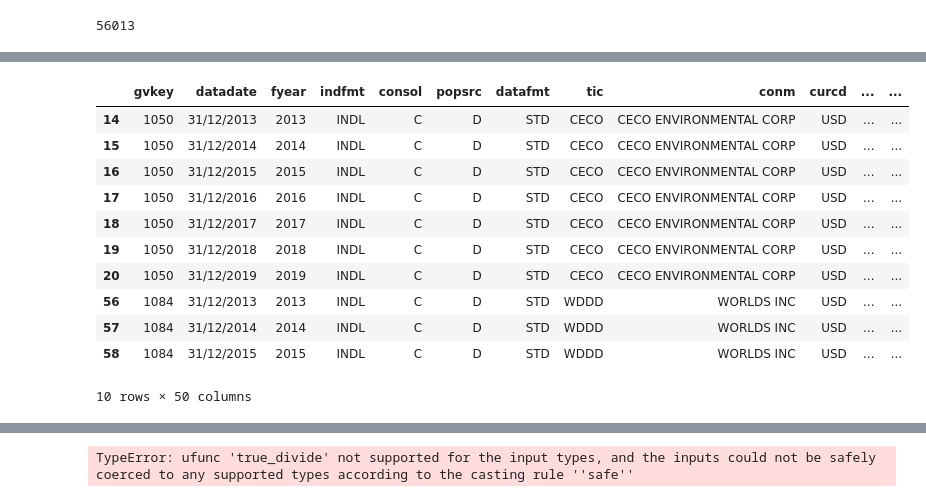
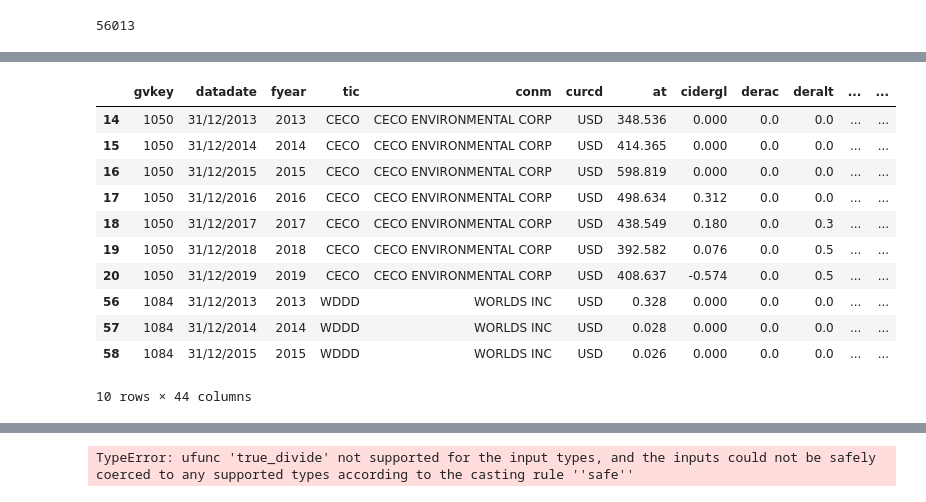
Before and after one commit to Betty099/thesis_data, a Jupyter notebook: thesis.ipynb, the cells around one changed output, grey strips where cells are left out. Saved outputs shown, nothing was run; the diff lists cells and outputs as text; code cells hidden in the pictures.

```diff
--- a/thesis.ipynb
+++ b/thesis.ipynb
@@ -49,6 +50,7 @@ df = df[(df['tic'].str.match('[A-z]{4,5}'))]
 df.drop(df[(df['sic'] >= 4900) & (df['sic'] <= 4999)].index, inplace=True)
 df.drop(df[(df['sic'] >= 6000) & (df['sic'] <= 6999)].index, inplace=True)
 #df['id'].count()
+df.drop(df.columns[[3,4,5,6,10,32]], axis=1, inplace=True)
 
 df.shape[0]
 # %% [output]
@@ -68,4 +70,17 @@ Name: tic, Length: 19802, dtype: Int64
 19802
+# %%
+df['xrd'].fillna(0,inplace=True)
+df['at'].fillna(0,inplace=True)
+df['wcap'].fillna(0,inplace=True)
+df['ebit'].fillna(0,inplace=True)
+df['re'].fillna(0,inplace=True)
+df['sale'].fillna(0,inplace=True)
+df['derac'].fillna(0,inplace=True)
+df['deralt'].fillna(0,inplace=True)
+df['derlc'].fillna(0,inplace=True)
+df['derllt'].fillna(0,inplace=True)
+df['cidergl'].fillna(0,inplace=True)
+df['lt'].fillna(0,inplace=True)
 # %%
 df['rd intensity'] = df['xrd'] / df['at']
 #create new variable - R&D intensity = R&D expenditure / TA
@@ -119,32 +135,38 @@ df.head(10)
 # %%
 # CONTROL VARIABLES
 df['size'] = np.log(df['at'])
 # SIZE = natural log of bv assets
 df['fp'] = df['ebitda'] / df['at']
 # FP = EBITDA / TA
 df['ast'] = df['ppent'] / df['at']
 #AST = PP&E / TA
 df['mb'] = df['mkvalt']/ (df['at'] - df['lt'])
 # M/B = market value of equity+ book value of debt / TA   CHECK
 df['leve'] = df['lt']
 # Leve
 df['sector'] = df['sic']
 # SECTOR = fixed effect
 df['time'] = df['fyear']
 # TIME
 df['defr'] = df['financial distress prob']
 # Def R = altman zcosre
+df['size'].fillna(0,inplace=True)
+df['fp'].fillna(0,inplace=True)
+df['ast'].fillna(0,inplace=True)
+df['mb'].fillna(0,inplace=True)
+df['leve'].fillna(0,inplace=True)
+df['defr'].fillna(0,inplace=True)
 df.head(10)
 # %% [output]
-|  | gvkey | datadate | fyear | indfmt | consol | popsrc | datafmt | tic | conm | curcd | ... | ... |
-| 14 | 1050 | 31/12/2013 | 2013 | INDL | C | D | STD | CECO | CECO ENVIRONMENTAL CORP | USD | ... | ... |
-| 15 | 1050 | 31/12/2014 | 2014 | INDL | C | D | STD | CECO | CECO ENVIRONMENTAL CORP | USD | ... | ... |
-| 16 | 1050 | 31/12/2015 | 2015 | INDL | C | D | STD | CECO | CECO ENVIRONMENTAL CORP | USD | ... | ... |
-| 17 | 1050 | 31/12/2016 | 2016 | INDL | C | D | STD | CECO | CECO ENVIRONMENTAL CORP | USD | ... | ... |
-| 18 | 1050 | 31/12/2017 | 2017 | INDL | C | D | STD | CECO | CECO ENVIRONMENTAL CORP | USD | ... | ... |
-| 19 | 1050 | 31/12/2018 | 2018 | INDL | C | D | STD | CECO | CECO ENVIRONMENTAL CORP | USD | ... | ... |
-| 20 | 1050 | 31/12/2019 | 2019 | INDL | C | D | STD | CECO | CECO ENVIRONMENTAL CORP | USD | ... | ... |
-| 56 | 1084 | 31/12/2013 | 2013 | INDL | C | D | STD | WDDD | WORLDS INC | USD | ... | ... |
-| 57 | 1084 | 31/12/2014 | 2014 | INDL | C | D | STD | WDDD | WORLDS INC | USD | ... | ... |
-| 58 | 1084 | 31/12/2015 | 2015 | INDL | C | D | STD | WDDD | WORLDS INC | USD | ... | ... |
+|  | gvkey | datadate | fyear | tic | conm | curcd | at | cidergl | derac | deralt | ... | ... |
+| 14 | 1050 | 31/12/2013 | 2013 | CECO | CECO ENVIRONMENTAL CORP | USD | 348.536 | 0.000 | 0.0 | 0.0 | ... | ... |
+| 15 | 1050 | 31/12/2014 | 2014 | CECO | CECO ENVIRONMENTAL CORP | USD | 414.365 | 0.000 | 0.0 | 0.0 | ... | ... |
+| 16 | 1050 | 31/12/2015 | 2015 | CECO | CECO ENVIRONMENTAL CORP | USD | 598.819 | 0.000 | 0.0 | 0.0 | ... | ... |
+| 17 | 1050 | 31/12/2016 | 2016 | CECO | CECO ENVIRONMENTAL CORP | USD | 498.634 | 0.312 | 0.0 | 0.0 | ... | ... |
+| 18 | 1050 | 31/12/2017 | 2017 | CECO | CECO ENVIRONMENTAL CORP | USD | 438.549 | 0.180 | 0.0 | 0.3 | ... | ... |
+| 19 | 1050 | 31/12/2018 | 2018 | CECO | CECO ENVIRONMENTAL CORP | USD | 392.582 | 0.076 | 0.0 | 0.5 | ... | ... |
+| 20 | 1050 | 31/12/2019 | 2019 | CECO | CECO ENVIRONMENTAL CORP | USD | 408.637 | -0.574 | 0.0 | 0.5 | ... | ... |
+| 56 | 1084 | 31/12/2013 | 2013 | WDDD | WORLDS INC | USD | 0.328 | 0.000 | 0.0 | 0.0 | ... | ... |
+| 57 | 1084 | 31/12/2014 | 2014 | WDDD | WORLDS INC | USD | 0.028 | 0.000 | 0.0 | 0.0 | ... | ... |
+| 58 | 1084 | 31/12/2015 | 2015 | WDDD | WORLDS INC | USD | 0.026 | 0.000 | 0.0 | 0.0 | ... | ... |
-10 rows × 50 columns
+10 rows × 44 columns
```
Also changed, not shown: parts of 9 cells of this notebook, 2 other files.
